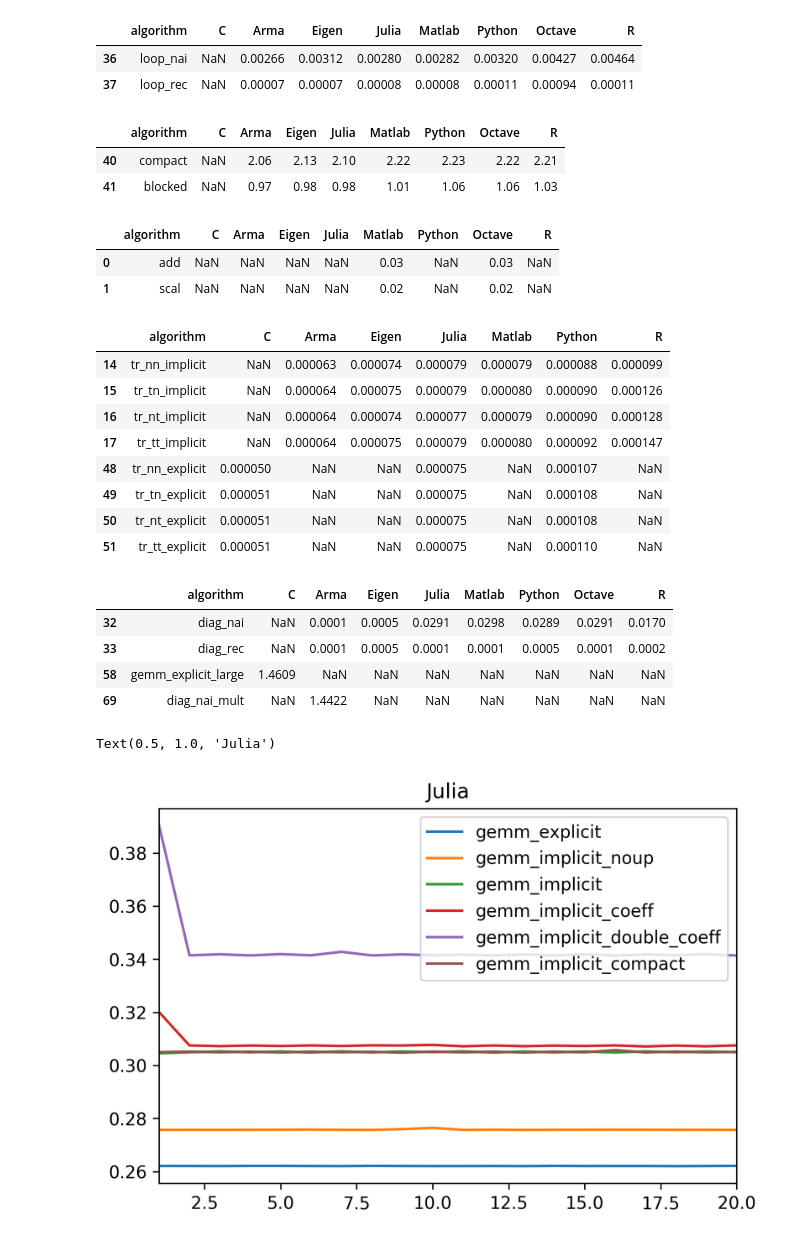
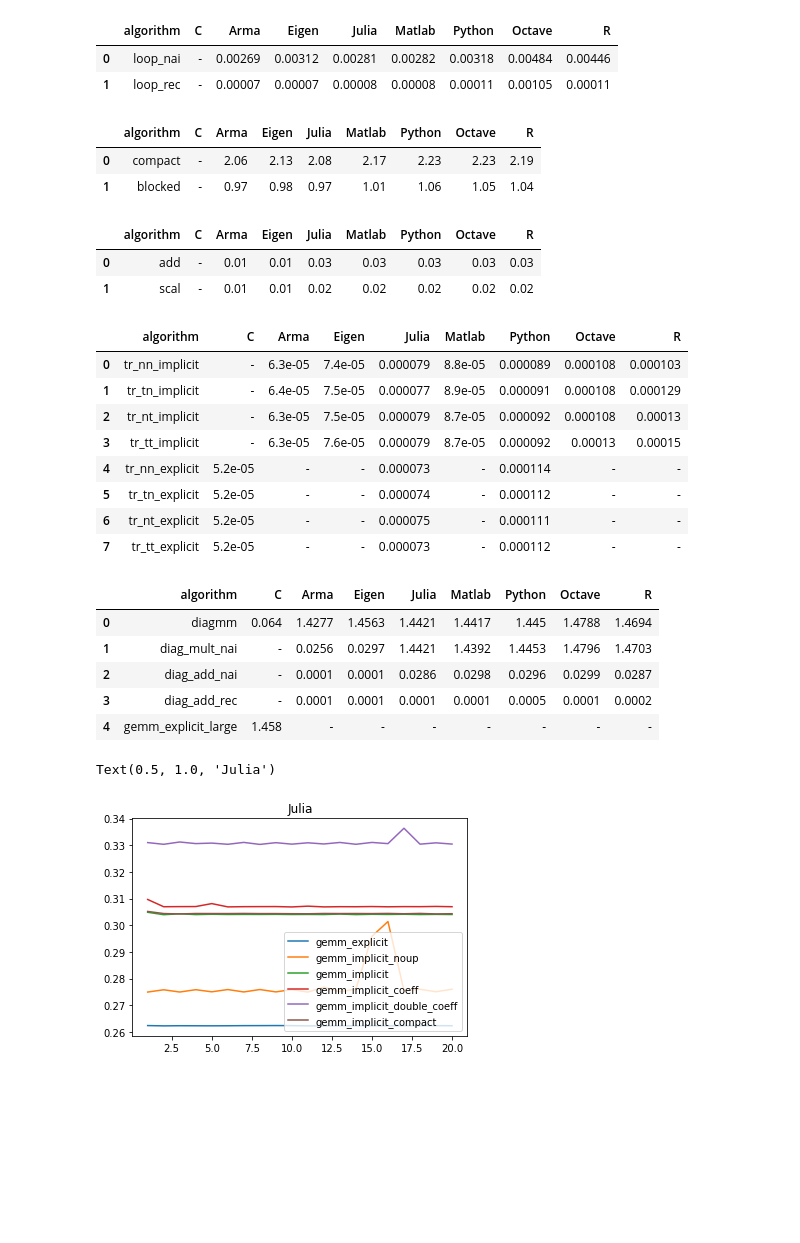
Before and after one commit to HPAC/LAMP_benchmark, a Jupyter notebook: scripts/process_data.ipynb, the cells around one changed output. Drawn from its saved outputs; the diff is of its cells as text; code cells hidden in the pictures; blank space fills up the shorter version.

```diff
--- a/scripts/process_data.ipynb
+++ b/scripts/process_data.ipynb
@@ -9,11 +9,11 @@ import matplotlib.pyplot as plt
 # plt.switch_backend('Qt5Agg')
 # %matplotlib
 
-plt.rcParams['figure.figsize'] = [20, 10]
-font = {'weight' : 'normal',
-        'size'   : 24}
-dpi = 300
-matplotlib.rc('font', **font)
+# plt.rcParams['figure.figsize'] = [20, 10]
+# font = {'weight' : 'normal',
+#         'size'   : 24}
+# dpi = 300
+# matplotlib.rc('font', **font)
 
 def ci(data):
     sdata = sorted(data.dropna())
@@ -67,11 +67,12 @@ df_merged = df_merged.reindex(columns=['algorithm', 'C', 'Arma', 'Eigen', 'Julia
 # df_merged
 # df_merged.sort_values('algorithm').reset_index(drop=True)
 # %%
-df_j_t = pd.read_csv('../julia/results/julia_timings.txt', delimiter=';', header=None)
-df_m_t = pd.read_csv('../matlab/results/matlab_timings.txt', delimiter='\t', header=None).iloc[1:]
-df_cppa_t = pd.read_csv('../cpp/armadillo/results/armadillo_timings.txt', delimiter=';', header=None)
-df_cppe_t = pd.read_csv('../cpp/eigen/results/eigen_timings.txt', delimiter=';', header=None)
-df_py_t = pd.read_csv('../python/results/python_timings.txt', delimiter=';', header=None)
-df_r_t = pd.read_csv('../r/results/R_timings.txt', delimiter=';', header=None)
+df_j_t = pd.read_csv('../results/julia_timings.txt', delimiter=';', header=None)
+df_m_t = pd.read_csv('../results/matlab_timings.txt', delimiter='\t', header=None, skiprows=1)
+df_cppa_t = pd.read_csv('../results/armadillo_timings.txt', delimiter=';', header=None)
+df_cppe_t = pd.read_csv('../results/eigen_timings.txt', delimiter=';', header=None)
+df_py_t = pd.read_csv('../results/python_timings.txt', delimiter=';', header=None)
+df_r_t = pd.read_csv('../results/R_timings.txt', delimiter=';', header=None)
+# print(df_merged.reset_index(drop=True).replace(np.NaN, '-'))
 # %%
 keywords = ['solve_spd', 'solve_sym', 'solve_tri', 'solve_dia']
@@ -147,46 +155,47 @@ df_merged[df_merged['algorithm'].isin(keywords)].round(2)
 # %%
 keywords = ['loop_nai', 'loop_rec']
-df_merged[df_merged['algorithm'].isin(keywords)].round(5)
+df_merged[df_merged['algorithm'].isin(keywords)].round(5).reset_index(drop=True).replace(np.NaN, '-')
 # %% [output]
 |  | algorithm | C | Arma | Eigen | Julia | Matlab | Python | Octave | R |
-| 36 | loop_nai | NaN | 0.00266 | 0.00312 | 0.00280 | 0.00282 | 0.00320 | 0.00427 | 0.00464 |
-| 37 | loop_rec | NaN | 0.00007 | 0.00007 | 0.00008 | 0.00008 | 0.00011 | 0.00094 | 0.00011 |
+| 0 | loop_nai | - | 0.00269 | 0.00312 | 0.00281 | 0.00282 | 0.00318 | 0.00484 | 0.00446 |
+| 1 | loop_rec | - | 0.00007 | 0.00007 | 0.00008 | 0.00008 | 0.00011 | 0.00105 | 0.00011 |
 # %%
 keywords = ['compact', 'blocked']
-df_merged[df_merged['algorithm'].isin(keywords)].round(2)
+df_merged[df_merged['algorithm'].isin(keywords)].round(2).reset_index(drop=True).replace(np.NaN, '-')
 # %% [output]
 |  | algorithm | C | Arma | Eigen | Julia | Matlab | Python | Octave | R |
-| 40 | compact | NaN | 2.06 | 2.13 | 2.10 | 2.22 | 2.23 | 2.22 | 2.21 |
-| 41 | blocked | NaN | 0.97 | 0.98 | 0.98 | 1.01 | 1.06 | 1.06 | 1.03 |
+| 0 | compact | - | 2.06 | 2.13 | 2.08 | 2.17 | 2.23 | 2.23 | 2.19 |
+| 1 | blocked | - | 0.97 | 0.98 | 0.97 | 1.01 | 1.06 | 1.05 | 1.04 |
 # %%
 keywords = ['add', 'scal']
-df_merged[df_merged['algorithm'].isin(keywords)].round(2)
+df_merged[df_merged['algorithm'].isin(keywords)].round(2).reset_index(drop=True).replace(np.NaN, '-')
 # %% [output]
 |  | algorithm | C | Arma | Eigen | Julia | Matlab | Python | Octave | R |
-| 0 | add | NaN | NaN | NaN | NaN | 0.03 | NaN | 0.03 | NaN |
-| 1 | scal | NaN | NaN | NaN | NaN | 0.02 | NaN | 0.02 | NaN |
+| 0 | add | - | 0.01 | 0.01 | 0.03 | 0.03 | 0.03 | 0.03 | 0.03 |
+| 1 | scal | - | 0.01 | 0.01 | 0.02 | 0.02 | 0.02 | 0.02 | 0.02 |
 # %%
 keywords = ['tr_nn_implicit', 'tr_nt_implicit', 'tr_tn_implicit', 'tr_tt_implicit', 'tr_nn_explicit', 'tr_nt_explicit', 'tr_tn_explicit', 'tr_tt_explicit']
-df_merged[df_merged['algorithm'].isin(keywords)].round(6)
+df_merged[df_merged['algorithm'].isin(keywords)].round(6).reset_index(drop=True).replace(np.NaN, '-')
 # %% [output]
-|  | algorithm | C | Arma | Eigen | Julia | Matlab | Python | R |
-| 14 | tr_nn_implicit | NaN | 0.000063 | 0.000074 | 0.000079 | 0.000079 | 0.000088 | 0.000099 |
-| 15 | tr_tn_implicit | NaN | 0.000064 | 0.000075 | 0.000079 | 0.000080 | 0.000090 | 0.000126 |
-| 16 | tr_nt_implicit | NaN | 0.000064 | 0.000074 | 0.000077 | 0.000079 | 0.000090 | 0.000128 |
-| 17 | tr_tt_implicit | NaN | 0.000064 | 0.000075 | 0.000079 | 0.000080 | 0.000092 | 0.000147 |
-| 48 | tr_nn_explicit | 0.000050 | NaN | NaN | 0.000075 | NaN | 0.000107 | NaN |
-| 49 | tr_tn_explicit | 0.000051 | NaN | NaN | 0.000075 | NaN | 0.000108 | NaN |
-| 50 | tr_nt_explicit | 0.000051 | NaN | NaN | 0.000075 | NaN | 0.000108 | NaN |
-| 51 | tr_tt_explicit | 0.000051 | NaN | NaN | 0.000075 | NaN | 0.000110 | NaN |
+|  | algorithm | C | Arma | Eigen | Julia | Matlab | Python | Octave | R |
+| 0 | tr_nn_implicit | - | 6.3e-05 | 7.4e-05 | 0.000079 | 8.8e-05 | 0.000089 | 0.000108 | 0.000103 |
+| 1 | tr_tn_implicit | - | 6.4e-05 | 7.5e-05 | 0.000077 | 8.9e-05 | 0.000091 | 0.000108 | 0.000129 |
+| 2 | tr_nt_implicit | - | 6.3e-05 | 7.5e-05 | 0.000079 | 8.7e-05 | 0.000092 | 0.000108 | 0.00013 |
+| 3 | tr_tt_implicit | - | 6.3e-05 | 7.6e-05 | 0.000079 | 8.7e-05 | 0.000092 | 0.00013 | 0.00015 |
+| 4 | tr_nn_explicit | 5.2e-05 | - | - | 0.000073 | - | 0.000114 | - | - |
+| 5 | tr_tn_explicit | 5.2e-05 | - | - | 0.000074 | - | 0.000112 | - | - |
+| 6 | tr_nt_explicit | 5.2e-05 | - | - | 0.000075 | - | 0.000111 | - | - |
+| 7 | tr_tt_explicit | 5.2e-05 | - | - | 0.000073 | - | 0.000112 | - | - |
 # %%
-keywords = ['diag_nai', 'diag_rec', 'diag_nai_mult', 'gemm_explicit_large']
-df_merged[df_merged['algorithm'].isin(keywords)].round(4)
+keywords = ['diagmm', 'diag_add_nai', 'diag_add_rec', 'diag_mult_nai', 'gemm_explicit_large']
+df_merged[df_merged['algorithm'].isin(keywords)].round(4).reset_index(drop=True).replace(np.NaN, '-')
 # %% [output]
 |  | algorithm | C | Arma | Eigen | Julia | Matlab | Python | Octave | R |
-| 32 | diag_nai | NaN | 0.0001 | 0.0005 | 0.0291 | 0.0298 | 0.0289 | 0.0291 | 0.0170 |
-| 33 | diag_rec | NaN | 0.0001 | 0.0005 | 0.0001 | 0.0001 | 0.0005 | 0.0001 | 0.0002 |
-| 58 | gemm_explicit_large | 1.4609 | NaN | NaN | NaN | NaN | NaN | NaN | NaN |
-| 69 | diag_nai_mult | NaN | 1.4422 | NaN | NaN | NaN | NaN | NaN | NaN |
+| 0 | diagmm | 0.064 | 1.4277 | 1.4563 | 1.4421 | 1.4417 | 1.445 | 1.4788 | 1.4694 |
+| 1 | diag_mult_nai | - | 0.0256 | 0.0297 | 1.4421 | 1.4392 | 1.4453 | 1.4796 | 1.4703 |
+| 2 | diag_add_nai | - | 0.0001 | 0.0001 | 0.0286 | 0.0298 | 0.0296 | 0.0299 | 0.0287 |
+| 3 | diag_add_rec | - | 0.0001 | 0.0001 | 0.0001 | 0.0001 | 0.0005 | 0.0001 | 0.0002 |
+| 4 | gemm_explicit_large | 1.458 | - | - | - | - | - | - | - |
 # %%
 # dataframes = [df_j_t, df_m_t, df_cppa_t, df_cppe_t, df_py_t, df_r_t]
 # for i, d in enumerate(dataframes):
@@ -201,12 +211,12 @@ df_merged[df_merged['algorithm'].isin(keywords)].round(4)
 # %%
-fig, ax = plt.subplots(dpi=dpi)
+fig, ax = plt.subplots()
 cols_to_use = [i for i in range(1, 21)]
 keywords = ['gemm_explicit', 'gemm_implicit_noup', 'gemm_implicit', 'gemm_implicit_coeff', 'gemm_implicit_double_coeff', 'gemm_implicit_compact']
 for key in keywords:
     df_j_t[df_j_t[0] == key].loc[:, cols_to_use].transpose().plot(ax=ax)
 ax.legend(keywords)
 ax.set_title('Julia')
 # %% [output]
 Text(0.5, 1.0, 'Julia')
-[figure, old version]
+[figure, new version]
 # %%
```
Also changed, not shown: parts of 15 cells of this notebook.
